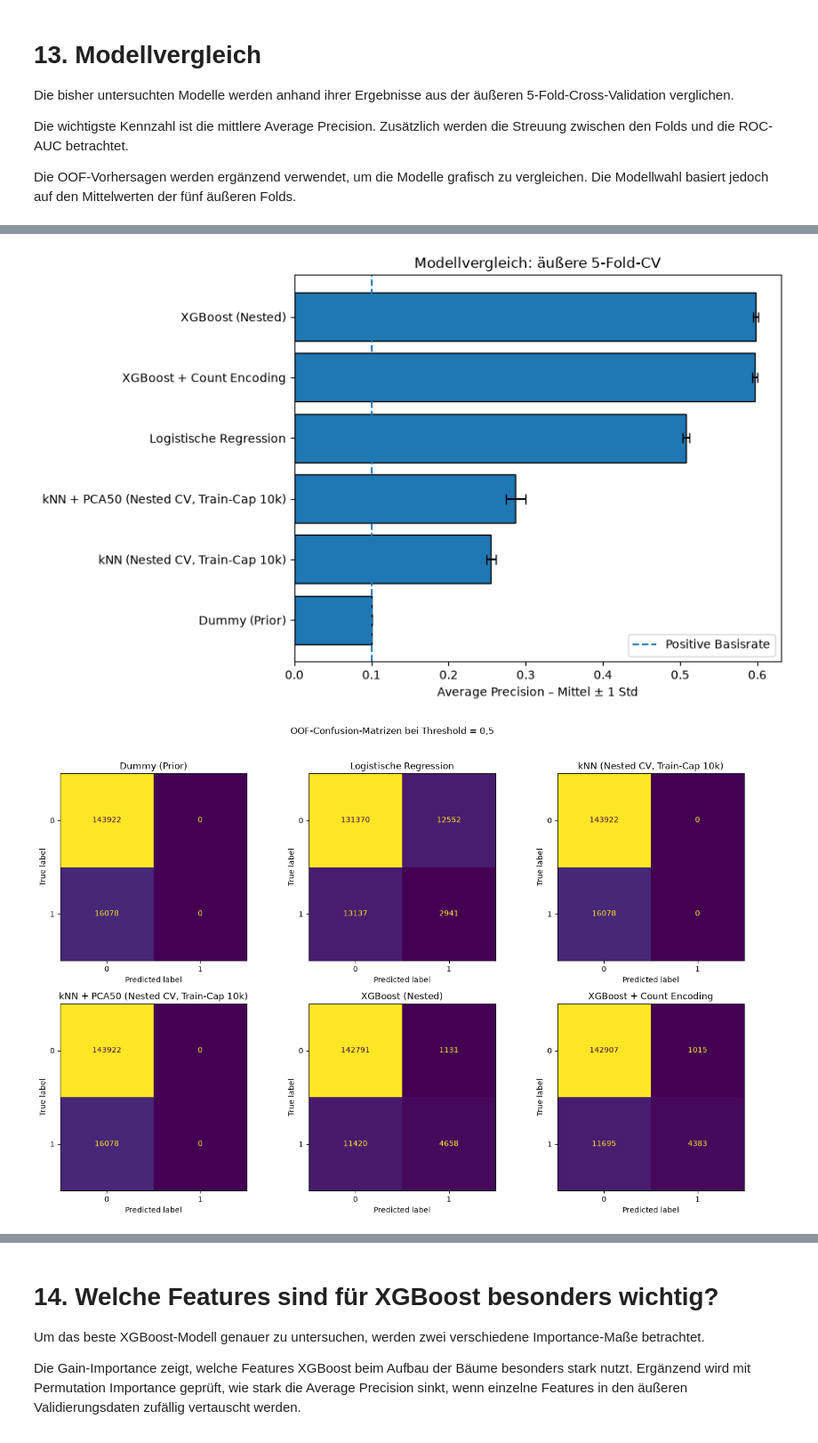
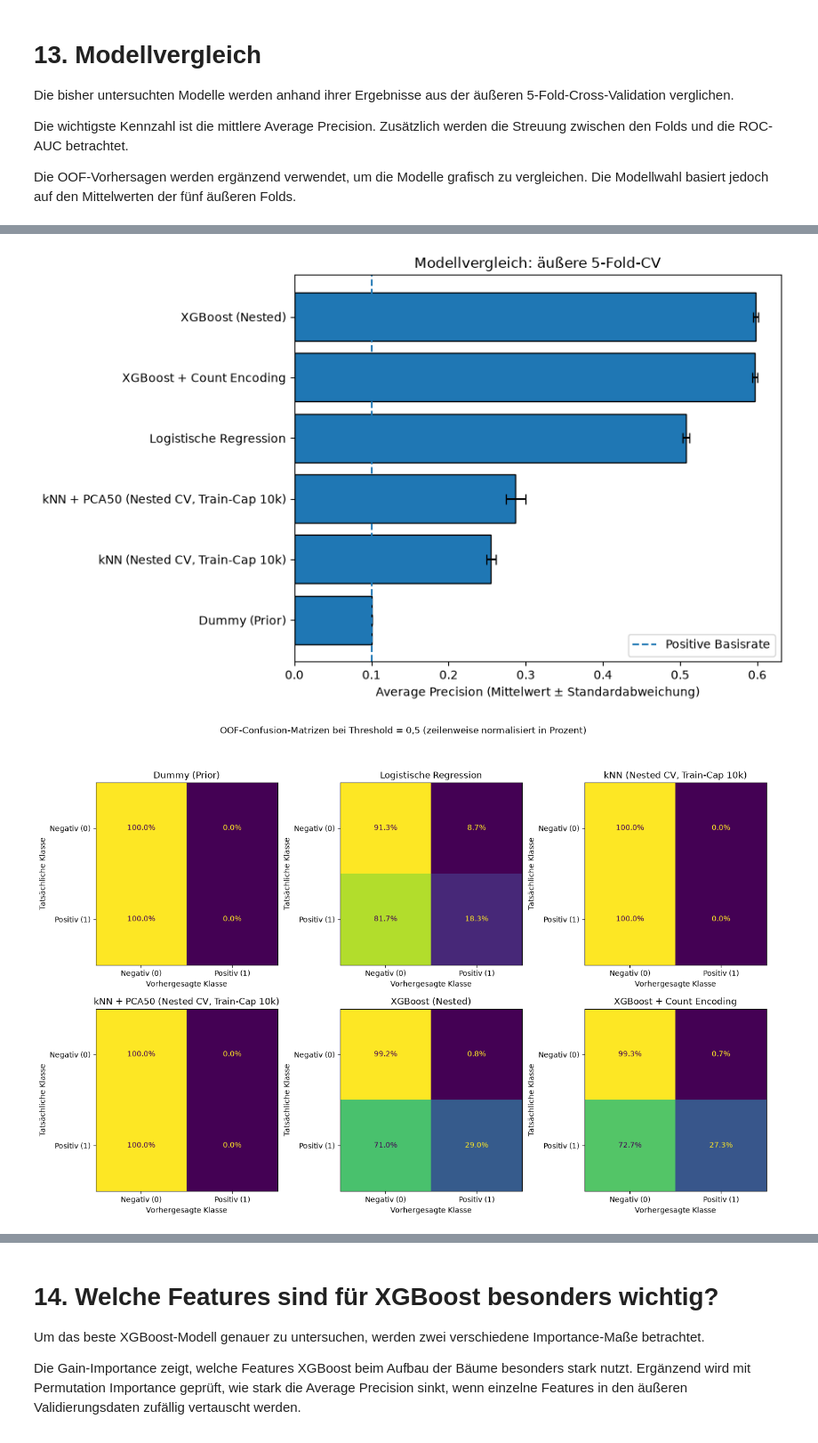
Before and after one commit to Cypshu/ADA_Project, a Jupyter notebook: Ang/Santander_Analysis_Final_Masterentwurf.ipynb, the cells around one changed output, grey strips where cells are left out. Shown at 89% size. Saved outputs shown, nothing was run; the diff lists cells and outputs as text; code cells hidden in the pictures.

```diff
--- a/Ang/Santander_Analysis_Final_Masterentwurf.ipynb
+++ b/Ang/Santander_Analysis_Final_Masterentwurf.ipynb
@@ -845,8 +862,6 @@ from sklearn.model_selection import StratifiedKFold
 from sklearn.metrics import (
     average_precision_score,
     roc_auc_score,
-    log_loss,
-    brier_score_loss,
     ConfusionMatrixDisplay,
 )
 
@@ -873,17 +888,9 @@ display(fold_manifest)
 def probability_metrics(y_true, probabilities):
     probabilities = np.asarray(probabilities, dtype=float)
 
-    clipped_probabilities = np.clip(
-        probabilities,
-        1e-7,
-        1 - 1e-7,
-    )
-
     return {
         "AP": average_precision_score(y_true, probabilities),
         "ROC-AUC": roc_auc_score(y_true, probabilities),
-        "Log Loss": log_loss(y_true, clipped_probabilities),
-        "Brier": brier_score_loss(y_true, probabilities),
     }
 
 
@@ -985,10 +992,6 @@ from sklearn.linear_model import LogisticRegression
 from sklearn.pipeline import Pipeline
 from sklearn.preprocessing import StandardScaler
 from xgboost import XGBClassifier
-import xgboost
-
-print("xgboost:", xgboost.__version__)
-
 learning_train_idx, learning_validation_idx = train_test_split(
     np.arange(len(X_dev)),
     test_size=0.20,
@@ -1050,9 +1053,9 @@ display(learning_results)
 
 fig, ax = plt.subplots(figsize=(9, 5))
 for name, group in learning_results.groupby("Modell"):
-    ax.plot(group["Train n"], group["Train AP"], marker="o", linestyle="--", label=f"{name} – Train")
-    ax.plot(group["Train n"], group["Validation AP"], marker="o", label=f"{name} – Validation")
-ax.set_title("Learning Curves: Logistic Regression und XGBoost")
+    ax.plot(group["Train n"], group["Train AP"], marker="o", linestyle="--", label=f"{name} – Training")
+    ax.plot(group["Train n"], group["Validation AP"], marker="o", label=f"{name} – Validierung")
+ax.set_title("Lernkurven: Logistische Regression und XGBoost")
 ax.set_xlabel("Trainingsbeobachtungen")
 ax.set_ylabel("Average Precision")
 ax.legend()
@@ -2231,7 +2240,7 @@ ax.axvline(
 )
 
 ax.set_title("Modellvergleich: äußere 5-Fold-CV")
-ax.set_xlabel("Average Precision – Mittel ± 1 Std")
+ax.set_xlabel("Average Precision (Mittelwert ± Standardabweichung)")
 ax.legend()
 
 plt.tight_layout()
@@ -2243,7 +2252,7 @@ save_figure(
 
 plt.show()
 # %% [output]
-[figure, old version]
+[figure, new version]
 # %%
 confusion_models = [
     "Dummy (Prior)",
@@ -2265,37 +2274,41 @@ for ax, name in zip(
     confusion_models,
 ):
     probabilities = oof_predictions[name].to_numpy()
 
     predictions = (
         probabilities >= 0.5
     ).astype(int)
 
     ConfusionMatrixDisplay.from_predictions(
         y_dev,
         predictions,
         labels=[0, 1],
-        display_labels=["0", "1"],
-        values_format="d",
+        display_labels=["Negativ (0)", "Positiv (1)"],
+        normalize="true",
+        values_format=".1%",
         colorbar=False,
         ax=ax,
     )
 
+    ax.set_xlabel("Vorhergesagte Klasse")
+    ax.set_ylabel("Tatsächliche Klasse")
     ax.set_title(name)
 
 fig.suptitle(
-    "OOF-Confusion-Matrizen bei Threshold = 0,5",
-    y=1.02,
+    "OOF-Confusion-Matrizen bei Threshold = 0,5 "
+    "(zeilenweise normalisiert in Prozent)",
+    y=1.04,
 )
 
 plt.tight_layout()
 
 save_figure(
     fig,
     "model_comparison_confusion_matrices",
 )
 
 plt.show()
 # %% [output]
-[figure, old version]
+[figure, new version]
 # %% [markdown]
 Die Confusion Matrices zeigen ergänzend das Klassifikationsverhalten der
```
Also changed, not shown: parts of 28 cells of this notebook.
